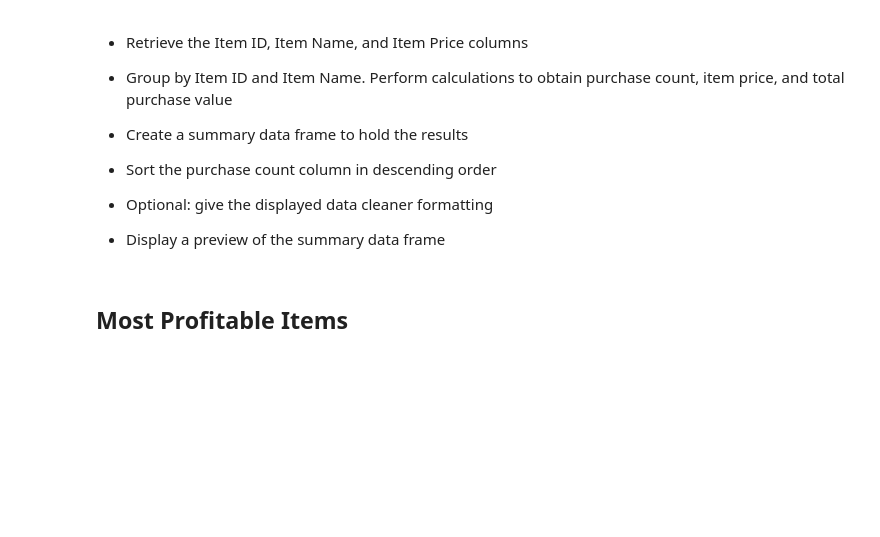
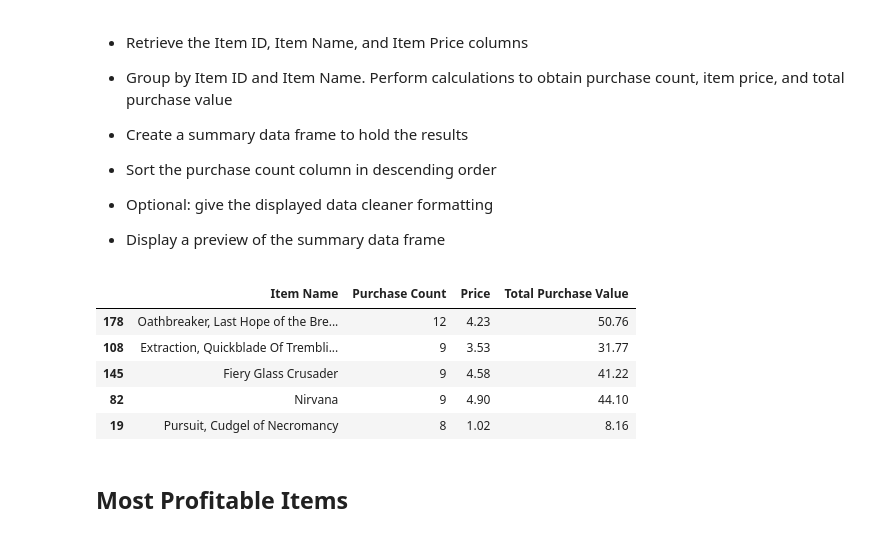
Before and after one commit to mrichtmyer/pandas-challenge, a Jupyter notebook: HeroesOfPymoli/HeroesOfPymoli_starter.ipynb, the cells around one changed output. Cells and saved outputs as stored; diff of their text form; code cells hidden in the pictures; blank space fills up the shorter version.

Commit message:
Add most popular items functionality

```diff
--- a/HeroesOfPymoli/HeroesOfPymoli_starter.ipynb
+++ b/HeroesOfPymoli/HeroesOfPymoli_starter.ipynb
@@ -407,3 +410,32 @@ df_top_spenders.sort_values(by="Total Purchase Value",ascending=False).head(5)
+# %%
+# find unique id numbers
+unique_ids = purchase_data["Item ID"].unique()
+# populate a dictionary to match id number to item name
+id_name_dict = {keys:"" for keys in unique_ids}
+id_price_dict = {keys:0 for keys in unique_ids}
+id_purchase_dict = {keys: 0 for keys in unique_ids}
+
+for ii in range(0,len(purchase_data)):
+    id_num = purchase_data["Item ID"][ii]
+    id_name_dict[id_num] = purchase_data["Item Name"][ii]
+    id_price_dict[id_num] = purchase_data["Price"][ii]
+
+    id_purchase_dict[id_num] += 1
+# %%
+df_popular_items = pd.DataFrame({"Item Name":id_name_dict, "Purchase Count": id_purchase_dict,
+                                 "Price":id_price_dict},index=unique_ids)
+df_popular_items["Total Purchase Value"] = np.round(df_popular_items["Purchase Count"] * df_popular_items["Price"],decimals=2)
+
+#df_popular_items.sort_index(ascending=False).sort_values(by="Total Purchase Value", ascending=False).head()
+df_popular_items.sort_values(by=["Purchase Count","Total Purchase Value"],ascending=[False, True]).head()
+#df_popular_items.sort_values(by="Total Purchase Value", ascending=False).head()
+# %% [output]
+|  | Item Name | Purchase Count | Price | Total Purchase Value |
+| 178 | Oathbreaker, Last Hope of the Bre... | 12 | 4.23 | 50.76 |
+| 108 | Extraction, Quickblade Of Trembli... | 9 | 3.53 | 31.77 |
+| 145 | Fiery Glass Crusader | 9 | 4.58 | 41.22 |
+| 82 | Nirvana | 9 | 4.90 | 44.10 |
+| 19 | Pursuit, Cudgel of Necromancy | 8 | 1.02 | 8.16 |
 # %% [markdown]
 ## Most Profitable Items
 # %% [markdown]
```
Also changed, not shown: parts of 1 cell of this notebook.
